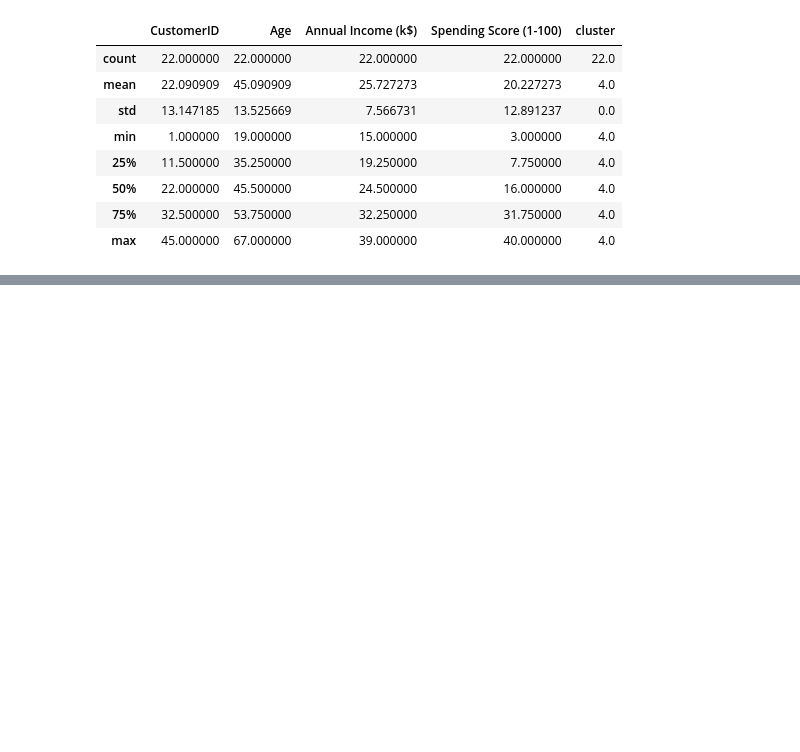
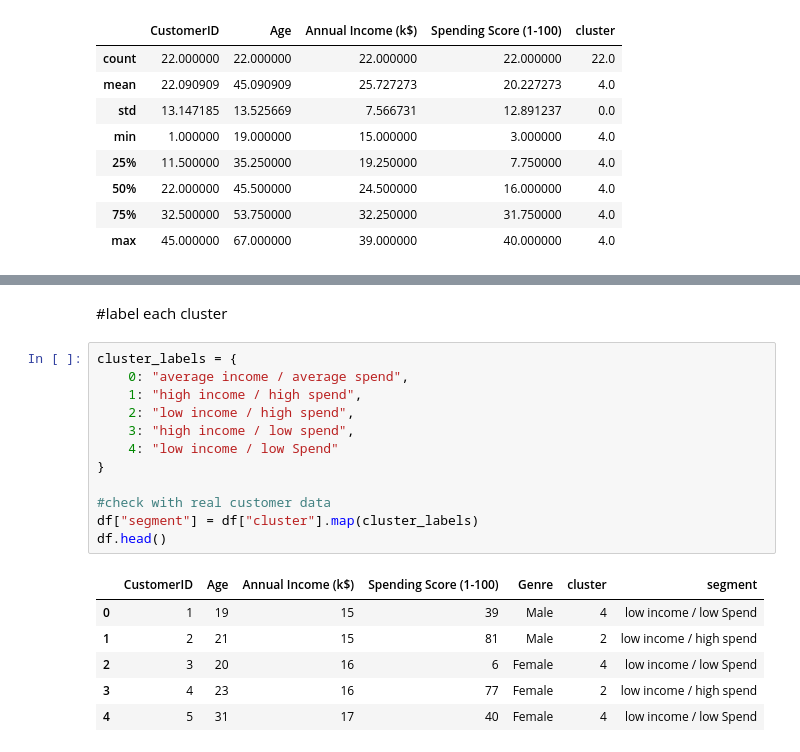
Before and after one commit to sba25046/ml-test, a Jupyter notebook: Mall_Customers_K_Means.ipynb, the cells around one changed output, grey strips where cells are left out. Cells and saved outputs as stored; diff of their text form; blank space fills up the shorter version.

Commit message:
label the clusters (customer segments)

```diff
--- a/Mall_Customers_K_Means.ipynb
+++ b/Mall_Customers_K_Means.ipynb
@@ -249,0 +262,21 @@ df[ df["cluster"] == 4].describe()
+# %% [markdown]
+#label each cluster
+# %%
+cluster_labels = {
+    0: "average income / average spend",
+    1: "high income / high spend",
+    2: "low income / high spend",
+    3: "high income / low spend",
+    4: "low income / low Spend"
+}
+
+#check with real customer data
+df["segment"] = df["cluster"].map(cluster_labels)
+df.head()
+# %% [output]
+|  | CustomerID | Age | Annual Income (k$) | Spending Score (1-100) | Genre | cluster | segment |
+| 0 | 1 | 19 | 15 | 39 | Male | 4 | low income / low Spend |
+| 1 | 2 | 21 | 15 | 81 | Male | 2 | low income / high spend |
+| 2 | 3 | 20 | 16 | 6 | Female | 4 | low income / low Spend |
+| 3 | 4 | 23 | 16 | 77 | Female | 2 | low income / high spend |
+| 4 | 5 | 31 | 17 | 40 | Female | 4 | low income / low Spend |
```
Also changed, not shown: parts of 3 cells of this notebook.
